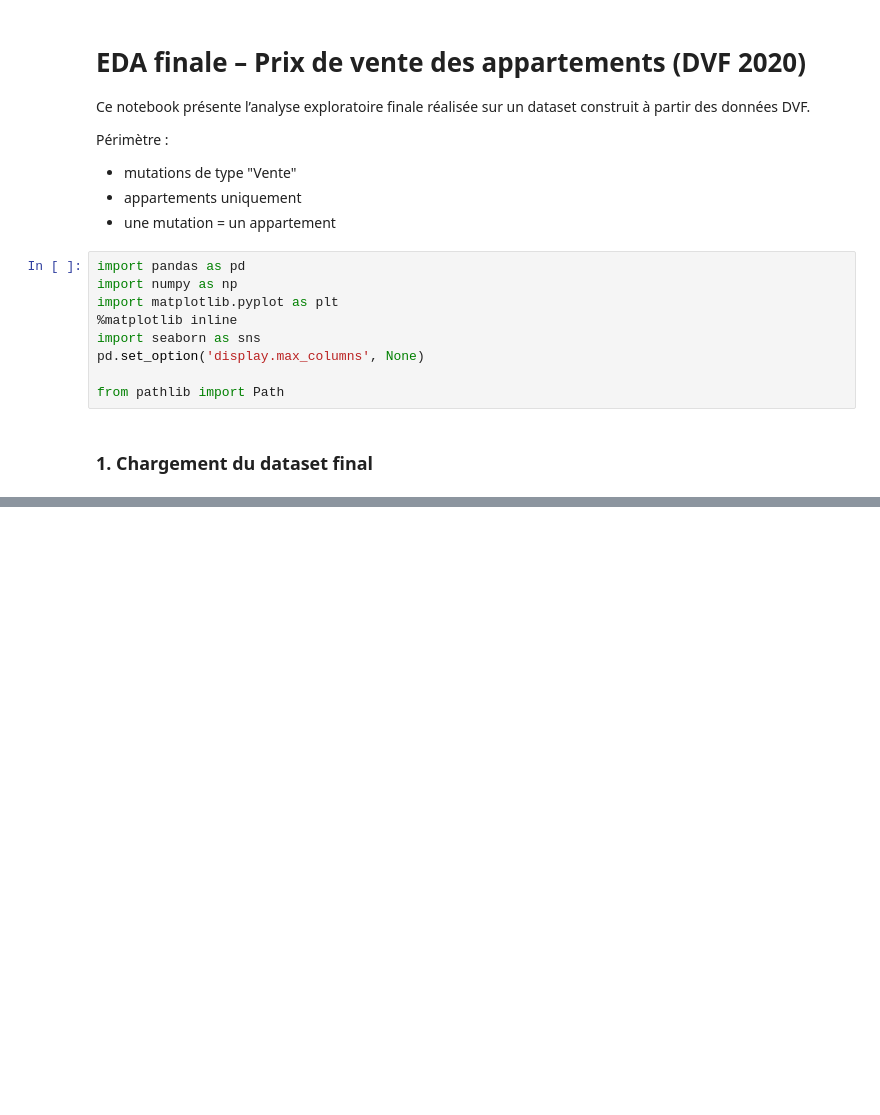
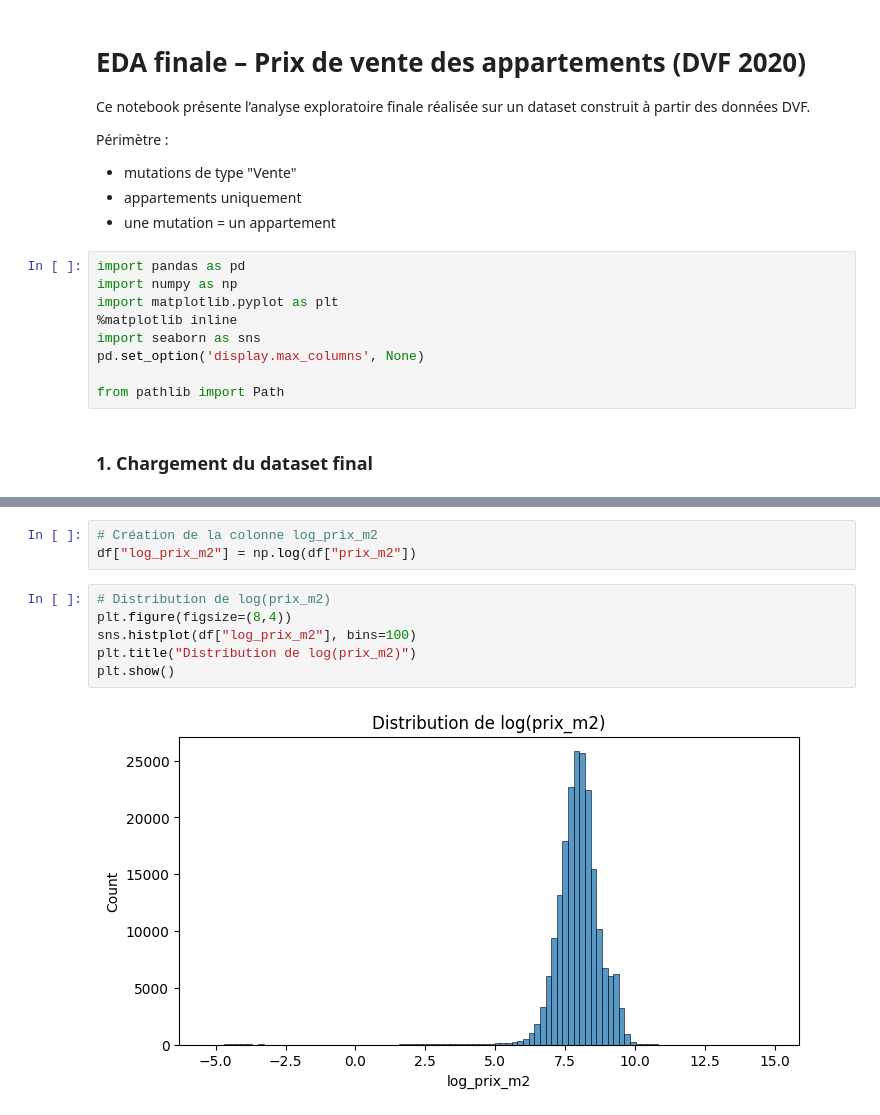
Before and after one commit to standemdem/compagnon-immobilier, a Jupyter notebook: notebooks/06_EDA_finale_appartements.ipynb, the cells around one changed output, grey strips where cells are left out. Cells and saved outputs as stored; diff of their text form; blank space fills up the shorter version.

```diff
--- a/notebooks/06_EDA_finale_appartements.ipynb
+++ b/notebooks/06_EDA_finale_appartements.ipynb
@@ -112,0 +170,11 @@ df[["valeur_fonciere", "surface_reelle_bati"]].describe()
+# %%
+# Création de la colonne log_prix_m2
+df["log_prix_m2"] = np.log(df["prix_m2"])
+# %%
+# Distribution de log(prix_m2)
+plt.figure(figsize=(8,4))
+sns.histplot(df["log_prix_m2"], bins=100)
+plt.title("Distribution de log(prix_m2)")
+plt.show()
+# %% [output]
+[figure, added]
```
Also changed, not shown: parts of 21 cells of this notebook.
